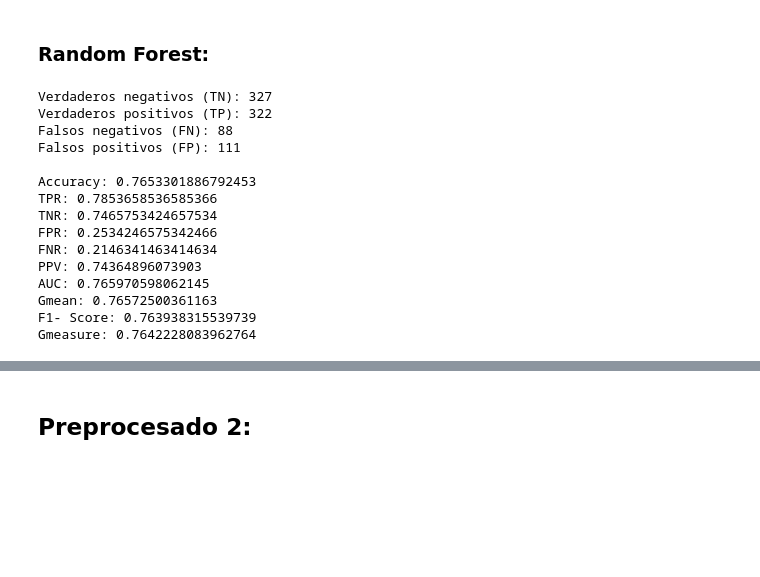
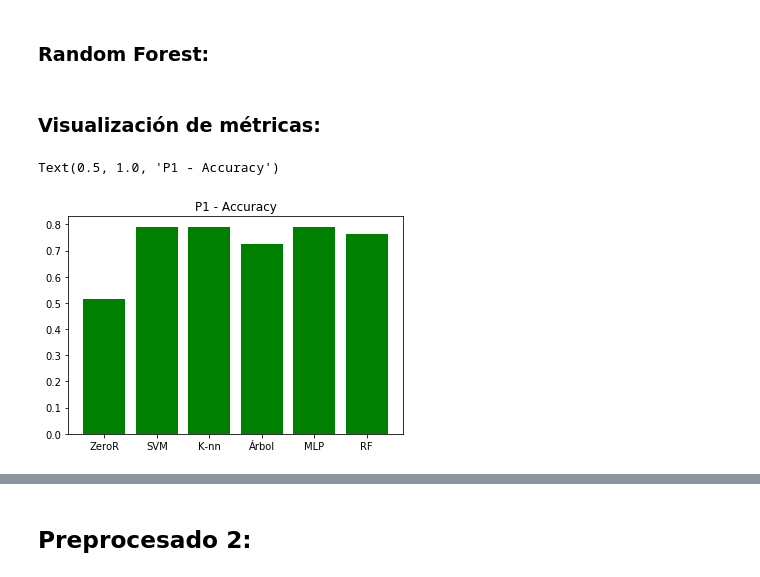
Before and after one commit to patriciacorhid/IN, a Jupyter notebook: P2/P2.ipynb, the cells around one changed output, grey strips where cells are left out. Cells and saved outputs as stored; diff of their text form; code cells hidden in the pictures; blank space fills up the shorter version.

Commit message:
Visualizado de preprocesados

```diff
--- a/P2/P2.ipynb
+++ b/P2/P2.ipynb
@@ -488,19 +256,7 @@ Gmean = m.sqrt(tpr*tnr)
 f1 = (2*tp)/(2*tp+fp+fn)
 Gmeasure = m.sqrt(ppv*tpr)
 
-
-print("Verdaderos negativos (TN): " + str(tn))
-print("Verdaderos positivos (TP): " + str(tp))
-print("Falsos negativos (FN): " + str(fn))
-print("Falsos positivos (FP): " + str(fp))
-print()
-print("Accuracy: " + str(accuracy))
-print("TPR: " + str(tpr))
-print("TNR: " + str(tnr))
-print("FPR: " + str(fpr))
-print("FNR: " + str(fnr))
-print("PPV: " + str(ppv))
-print("AUC: " + str(auc))
-print("Gmean: " + str(Gmean))
-print("F1- Score: " + str(f1))
-print("Gmeasure: " + str(Gmeasure))
+p1_acc.append(accuracy)
+p1_tpr.append(tpr)
+p1_fnr.append(fnr)
+p1_f1.append(f1)
@@ -542,35 +278,7 @@ Gmean = m.sqrt(tpr*tnr)
 f1 = (2*tp)/(2*tp+fp+fn)
 Gmeasure = m.sqrt(ppv*tpr)
 
-
-print("Verdaderos negativos (TN): " + str(tn))
-print("Verdaderos positivos (TP): " + str(tp))
-print("Falsos negativos (FN): " + str(fn))
-print("Falsos positivos (FP): " + str(fp))
-print()
-print("Accuracy: " + str(accuracy))
-print("TPR: " + str(tpr))
-print("TNR: " + str(tnr))
-print("FPR: " + str(fpr))
-print("FNR: " + str(fnr))
-print("PPV: " + str(ppv))
-print("AUC: " + str(auc))
-print("Gmean: " + str(Gmean))
-print("F1- Score: " + str(f1))
-print("Gmeasure: " + str(Gmeasure))
+p1_acc.append(accuracy)
+p1_tpr.append(tpr)
+p1_fnr.append(fnr)
+p1_f1.append(f1)
-# %% [output]
-Verdaderos negativos (TN): 327
-Verdaderos positivos (TP): 322
-Falsos negativos (FN): 88
-Falsos positivos (FP): 111
-
-Accuracy: 0.7653301886792453
-TPR: 0.7853658536585366
-TNR: 0.7465753424657534
-FPR: 0.2534246575342466
-FNR: 0.2146341463414634
-PPV: 0.74364896073903
-AUC: 0.765970598062145
-Gmean: 0.76572500361163
-F1- Score: 0.763938315539739
-Gmeasure: 0.7642228083962764
@@ -580,0 +285,9 @@ Gmeasure: 0.7642228083962764
+# %% [markdown]
+### Visualización de métricas:
+# %%
+fig, ax = plt.subplots()
+ax.bar(["ZeroR", "SVM", "K-nn", "Árbol", "MLP", "RF"], p1_acc, color='green')
+ax.set_title("P1 - Accuracy")
+# %% [output]
+Text(0.5, 1.0, 'P1 - Accuracy')
+[figure, added]
```
Also changed, not shown: parts of 110 cells of this notebook, 18 other files.
